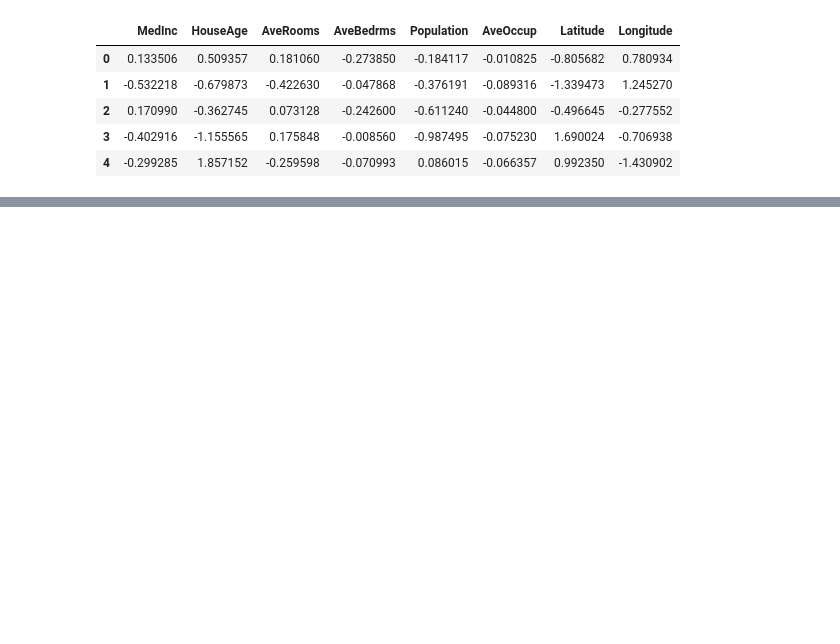
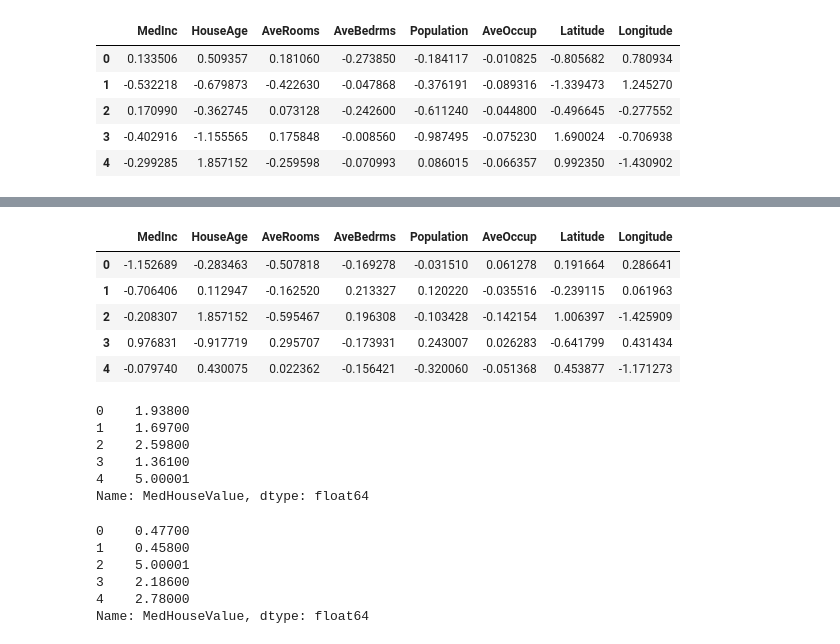
Before and after one commit to anbuchezhiyan2005/numpy-regression-from-scratch, a Jupyter notebook: notebooks/data_cleaning.ipynb, the cells around one changed output, grey strips where cells are left out. Cells and saved outputs as stored; diff of their text form; code cells hidden in the pictures; blank space fills up the shorter version.

```diff
--- a/notebooks/data_cleaning.ipynb
+++ b/notebooks/data_cleaning.ipynb
@@ -359,0 +368,27 @@ save_df(Y_test,         savepoint / "Y_test.csv")
+# %%
+X_test_scaled.head()
+# %% [output]
+|  | MedInc | HouseAge | AveRooms | AveBedrms | Population | AveOccup | Latitude | Longitude |
+| 0 | -1.152689 | -0.283463 | -0.507818 | -0.169278 | -0.031510 | 0.061278 | 0.191664 | 0.286641 |
+| 1 | -0.706406 | 0.112947 | -0.162520 | 0.213327 | 0.120220 | -0.035516 | -0.239115 | 0.061963 |
+| 2 | -0.208307 | 1.857152 | -0.595467 | 0.196308 | -0.103428 | -0.142154 | 1.006397 | -1.425909 |
+| 3 | 0.976831 | -0.917719 | 0.295707 | -0.173931 | 0.243007 | 0.026283 | -0.641799 | 0.431434 |
+| 4 | -0.079740 | 0.430075 | 0.022362 | -0.156421 | -0.320060 | -0.051368 | 0.453877 | -1.171273 |
+# %%
+Y_train.head()
+# %% [output]
+0    1.93800
+1    1.69700
+2    2.59800
+3    1.36100
+4    5.00001
+Name: MedHouseValue, dtype: float64
+# %%
+Y_test.head()
+# %% [output]
+0    0.47700
+1    0.45800
+2    5.00001
+3    2.18600
+4    2.78000
+Name: MedHouseValue, dtype: float64
```
Also changed, not shown: parts of 6 cells of this notebook, 2 other files.
